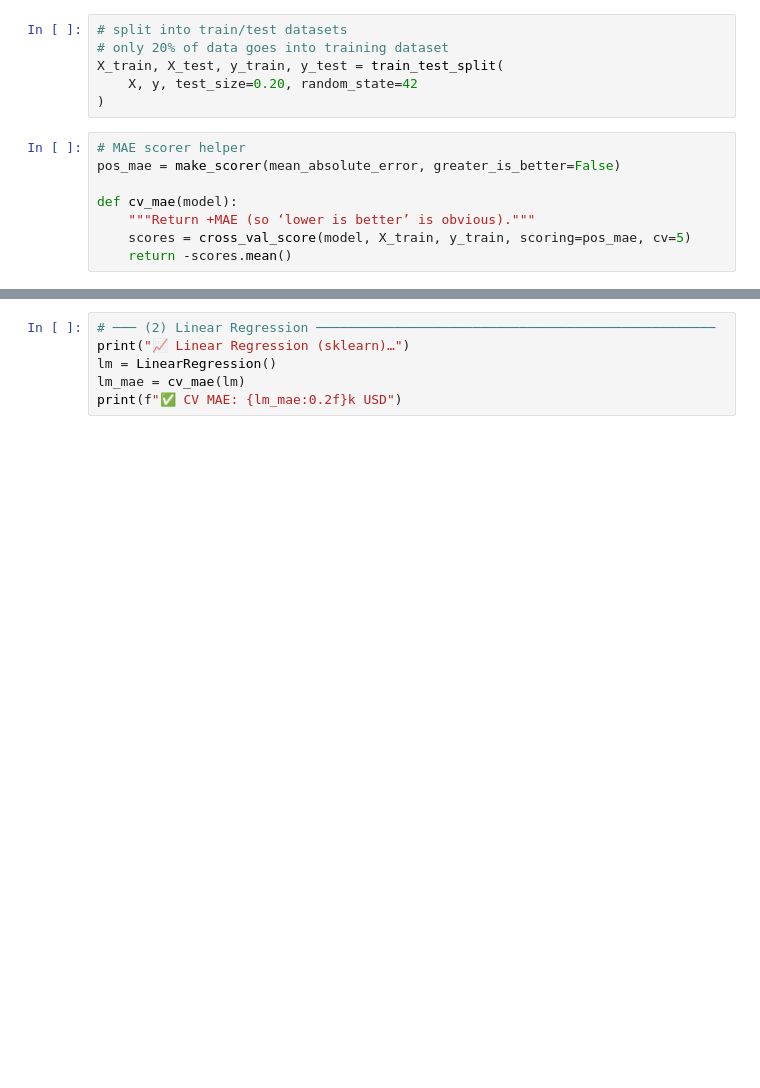
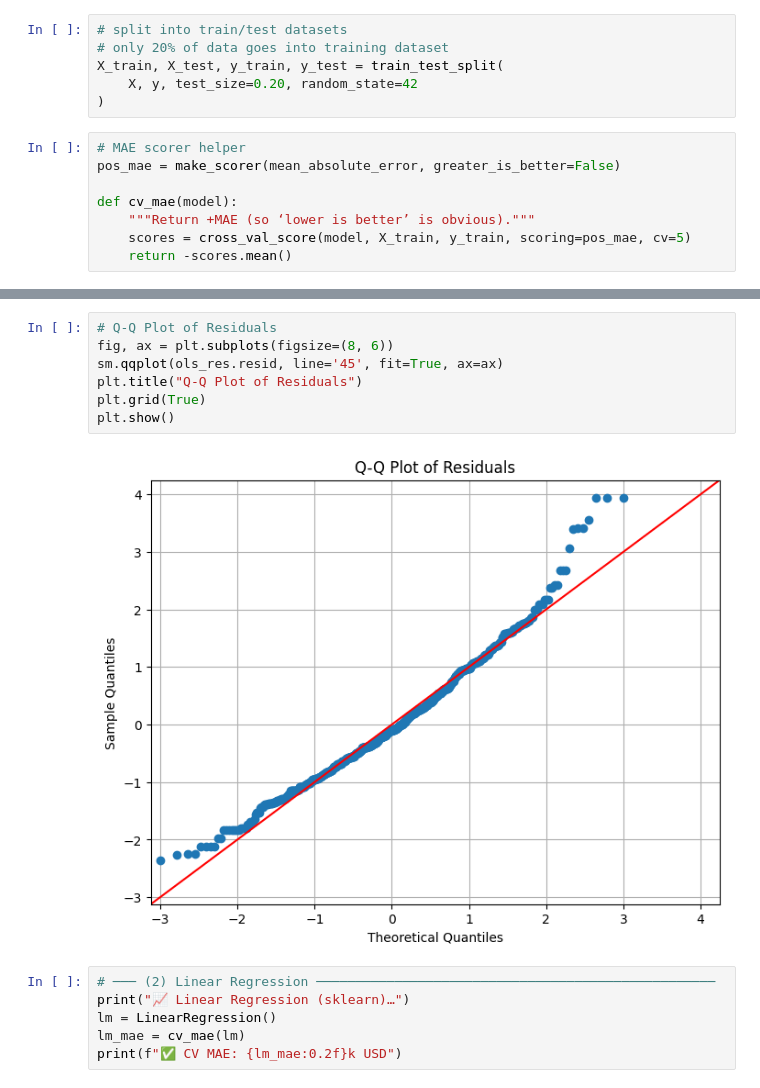
Before and after one commit to zkhechadoorian/dataSciGlassDoor, a Jupyter notebook: model_building.ipynb, the cells around one changed output, grey strips where cells are left out. Cells and saved outputs as stored; diff of their text form; blank space fills up the shorter version.

```diff
--- a/model_building.ipynb
+++ b/model_building.ipynb
@@ -107,3 +164,12 @@ strong multicollinearity or other numerical problems.
+# %%
+# Q-Q Plot of Residuals
+fig, ax = plt.subplots(figsize=(8, 6))
+sm.qqplot(ols_res.resid, line='45', fit=True, ax=ax)
+plt.title("Q-Q Plot of Residuals")
+plt.grid(True)
+plt.show()
+# %% [output]
+[figure, added]
 # %%
 # ─── (2) Linear Regression ───────────────────────────────────────────────────
 print("📈 Linear Regression (sklearn)…")
```
Also changed, not shown: parts of 11 cells of this notebook.
